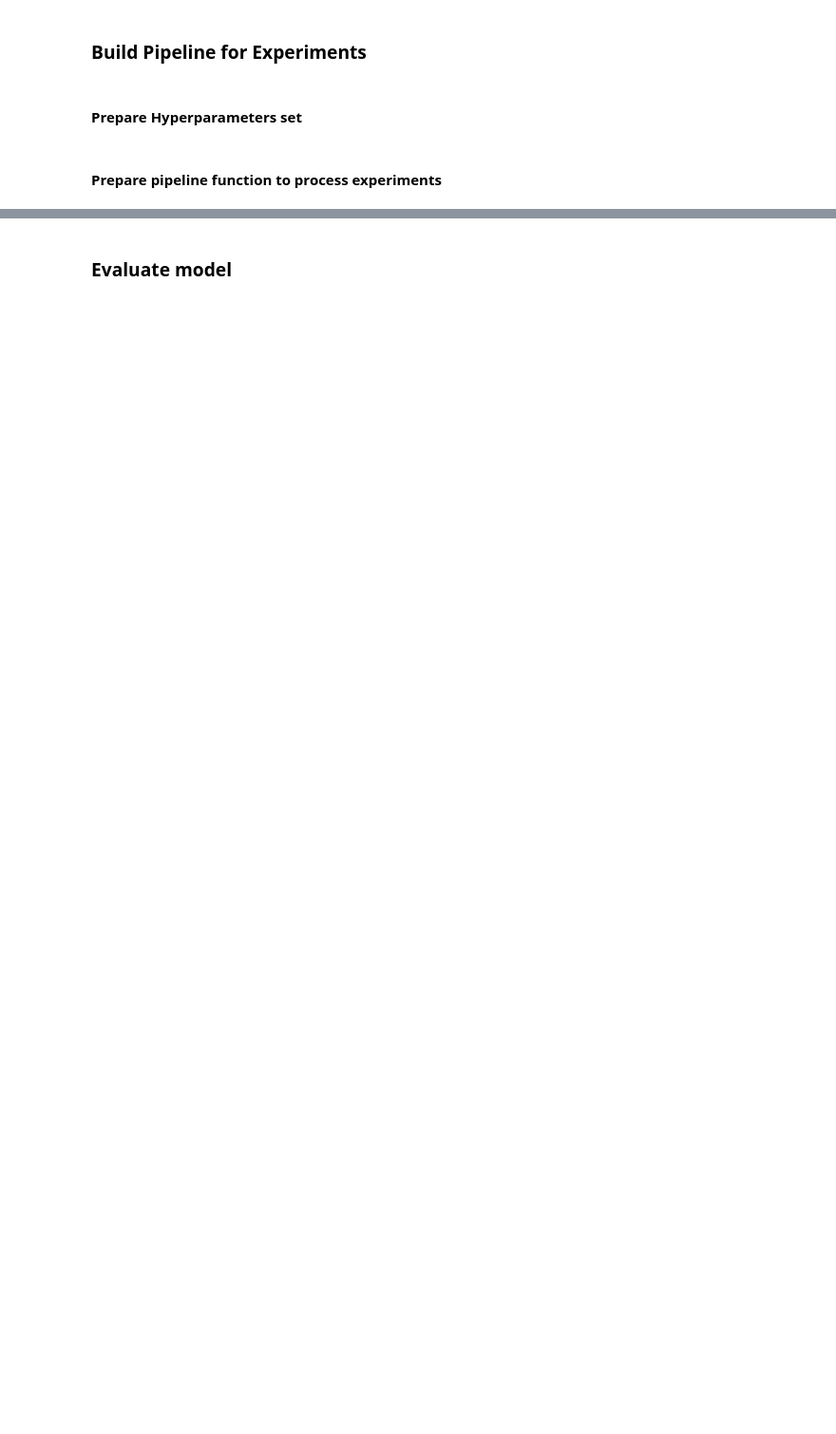
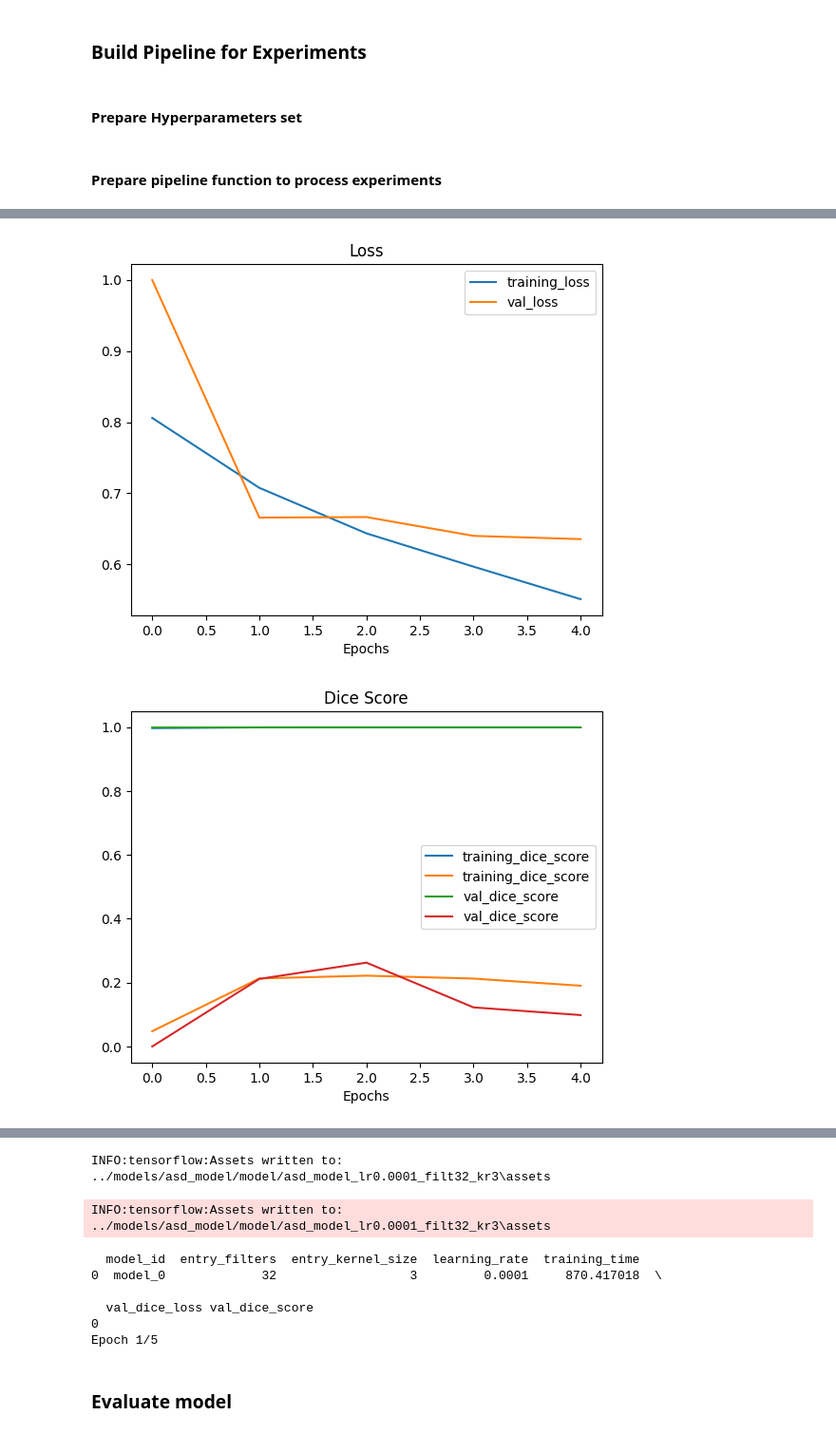
Before and after one commit to lytmercy/deep_learning_labs, a Jupyter notebook: notebooks/lab-3.ipynb, the cells around one changed output, grey strips where cells are left out. Shown at 95% size. Drawn from its saved outputs; the diff is of its cells as text; code cells hidden in the pictures; blank space fills up the shorter version.

Commit message:
Finish implementation of experiment pipeline of lab-3.ipynb.

```diff
--- a/notebooks/lab-3.ipynb
+++ b/notebooks/lab-3.ipynb
@@ -556,15 +557,24 @@ train_list_ids, valid_list_ids = train_valid_ids_split(train_list_ids)
 # %%
 # Add hyperparameters for dataset
-batch_size = 16
+batch_size = 20
 image_size = (128, 128)
 # %%
 # Initialize data generators for lists
 train_data_gen = ASDGenerator(train_list_ids, ground_truth_df, batch_size=batch_size,
                               image_size=image_size, base_path=base_path / "train")
-valid_data_gen = ASDGenerator(valid_list_ids, ground_truth_df, mode="predict", batch_size=batch_size,
+valid_data_gen = ASDGenerator(valid_list_ids, ground_truth_df, batch_size=batch_size,
                               image_size=image_size, base_path=base_path / "train")
 # %% [markdown]
 ### Build Pipeline for Experiments
+# %%
+# Prepare table to collecting results of experiments
+exp_results_df = pd.DataFrame({"model_id": [],
+                               "entry_filters": [],
+                               "entry_kernel_size": [],
+                               "learning_rate": [],
+                               "training_time": [],
+                               "val_dice_loss": [],
+                               "val_dice_score": []})
 # %% [markdown]
 #### Prepare Hyperparameters set
 # %%
@@ -587,8 +597,11 @@ epochs = 5
 #### Prepare pipeline function to process experiments
 # %%
 def exp_pipeline(image_size, train_ds, valid_ds, loss_fun, metrics, optimizer, learning_rate,
-                 entry_filters, entry_kernel_size, entry_activation):
+                 entry_filters, entry_kernel_size, entry_activation, experiment_df, model_ids):
     """"""
+
+    # Define variable time for calculate time of training process
+    start = time.time()
 
     # Define model weights paths to saving weight of the trained model
     model_weights_path = f"../models/asd_model/model/weights/asd_model_weights_lr{learning_rate}_filt{entry_filters}_kr{entry_kernel_size}"
@@ -599,12 +612,12 @@ def exp_pipeline(image_size, train_ds, valid_ds, loss_fun, metrics, optimizer, l
 
     asd_model.compile(loss=loss_fun,
                       optimizer=optimizer(learning_rate=learning_rate),
-                      metrics=metrics)
+                      weighted_metrics=metrics)
 
     # Define callbacks to save model checkpoint weights
     callbacks = [
         ModelCheckpoint(model_checkpoint_path,
-                        monitor="val_dice_score",
+                        monitor="val_loss",
                         save_weights_only=True,
                         save_best_only=True)
     ]
@@ -617,6 +630,19 @@ def exp_pipeline(image_size, train_ds, valid_ds, loss_fun, metrics, optimizer, l
                               validation_steps=len(valid_ds),
                               callbacks=callbacks)
 
+    training_time = time.time() - start
+    print("Model with: filters:{} kernel size:{} learning rate:{}".format(entry_filters,
+                                                                          entry_kernel_size,
+                                                                          learning_rate))
+    print("=== Training duration is %s second ===" % training_time)
+    experiment_df.loc[len(experiment_df)] = [f"model_{next(model_ids)}",
+                                             entry_filters,
+                                             entry_kernel_size,
+                                             learning_rate,
+                                             training_time,
+                                             '',
+                                             '']
+
     # Plotting history of model training curves
     plot_history_curves(model_history)
 
@@ -627,7 +653,9 @@ def exp_pipeline(image_size, train_ds, valid_ds, loss_fun, metrics, optimizer, l
 # %%
+model_ids = itertools.count()
 for filters, kernel, lr_rate in itertools.product(entry_filters_size, entry_kernel_size,
                                                           learning_rates):
     exp_pipeline(image_size, train_data_gen, valid_data_gen, dice_loss, [dice_score],
-                 optimizer, lr_rate, filters, kernel, entry_activation)
+                 optimizer, lr_rate, filters, kernel, entry_activation, exp_results_df, model_ids)
+    print(exp_results_df.head())
 # %% [output]
 Epoch 1/5
@@ -643,0 +673,2 @@ WARNING:tensorflow:Using a while_loop for converting ImageProjectiveTransformV3
+[figure, added]
+[figure, added]
@@ -648,2 +676,10 @@ ValueError: in user code:
+INFO:tensorflow:Assets written to: ../models/asd_model/model/asd_model_lr0.0001_filt32_kr3\assets
+INFO:tensorflow:Assets written to: ../models/asd_model/model/asd_model_lr0.0001_filt32_kr3\assets
+  model_id  entry_filters  entry_kernel_size  learning_rate  training_time
+0  model_0             32                  3         0.0001     870.417018  \
+
+  val_dice_loss val_dice_score
+0
+Epoch 1/5
 # %% [markdown]
 ### Evaluate model
```
Also changed, not shown: parts of 17 cells of this notebook.
